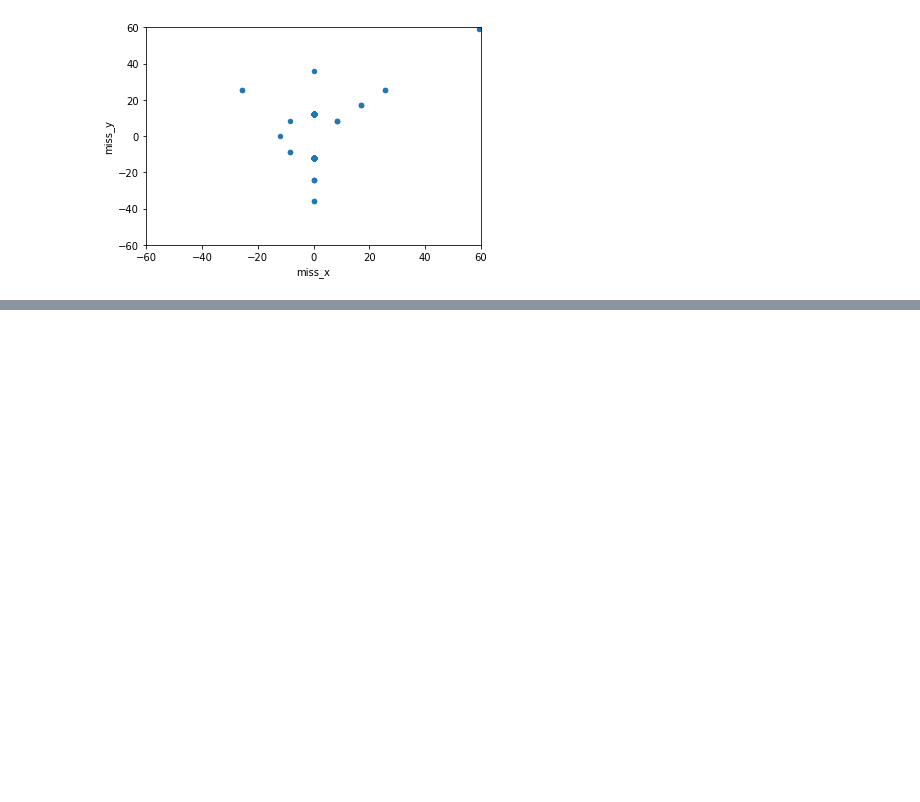
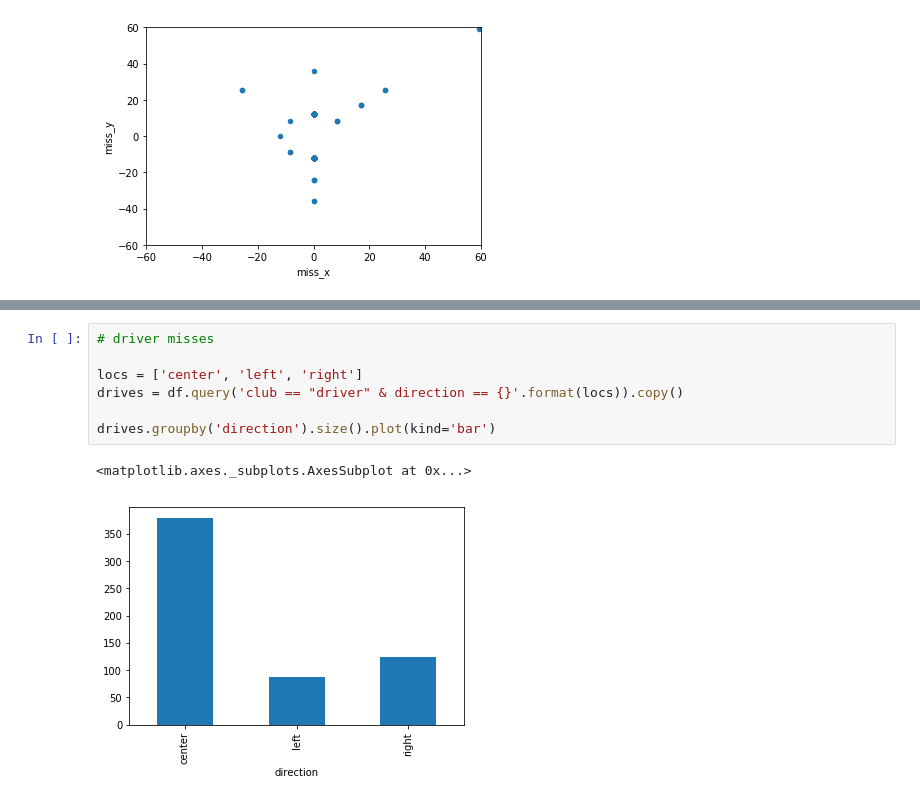
Before and after one commit to brendansudol/golf-moneyball, a Jupyter notebook: notebooks/explore.ipynb, the cells around one changed output, grey strips where cells are left out. Cells and saved outputs as stored; diff of their text form; blank space fills up the shorter version.

```diff
--- a/notebooks/explore.ipynb
+++ b/notebooks/explore.ipynb
@@ -322,0 +369,10 @@ g['feet_after'].agg({
+# %%
+# driver misses
+
+locs = ['center', 'left', 'right']
+drives = df.query('club == "driver" & direction == {}'.format(locs)).copy()
+
+drives.groupby('direction').size().plot(kind='bar')
+# %% [output]
+<matplotlib.axes._subplots.AxesSubplot at 0x...>
+[figure, added]
```
Also changed, not shown: parts of 7 cells of this notebook.
